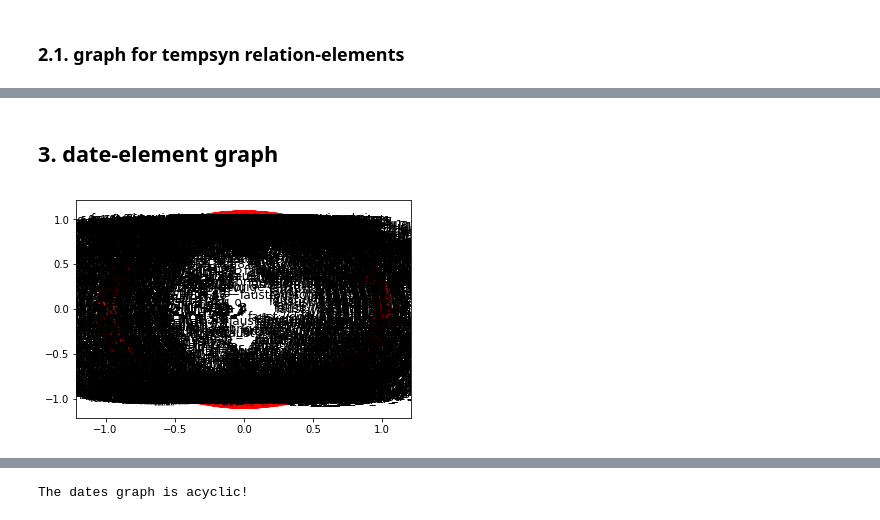
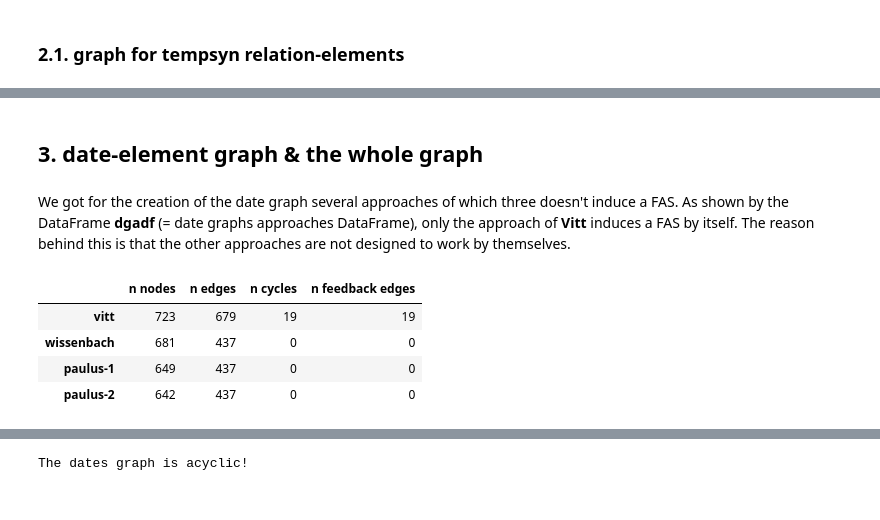
Before and after one commit to papajan3000/faust-macrogen-graph, a Jupyter notebook: macrogenesismodel_nb.ipynb, the cells around one changed output, grey strips where cells are left out. Saved outputs shown, nothing was run; the diff lists cells and outputs as text; code cells hidden in the pictures.

```diff
--- a/macrogenesismodel_nb.ipynb
+++ b/macrogenesismodel_nb.ipynb
@@ -69,12 +79,2 @@ The temppre graph is acyclic!
 # %% [markdown]
-## 3. date-element graph
+## 3. date-element graph & the whole graph
-# %%
-datesG = absolute_graphutils.graph_from_dates(date_items, "vitt")
-#nx.draw_networkx(datesG)
-nx.is_directed_acyclic_graph(datesG)
-
-pos = nx.shell_layout(datesG)
-nx.draw_networkx(datesG, pos)
-plt.show()
-# %% [output]
-[figure, removed]
@@ -85,0 +81,36 @@ nx.write_graphml(datesG, "graphs/g9.graphml")
+# %% [markdown]
+We got for the creation of the date graph several approaches of which three doesn't induce a FAS. As shown by the DataFrame <b>dgadf</b> (= date graphs approaches DataFrame), only the approach of <b>Vitt</b> induces a FAS by itself. The reason behind this is that the other approaches are not designed to work by themselves.
+# %%
+approaches = ["vitt", "wissenbach", "paulus-1", "paulus-2"]
+
+approaches_graphs = {}
+approaches_fas =  {}
+
+for approach in approaches:
+    datesG = absolute_graphutils.graph_from_dates(date_items, approach)
+    approaches_graphs[approach] = datesG
+    datesG_fas = eades_fas.eades_FAS(datesG, True)
+    #adatesG = acyclic dates graph
+    adatesG = datesG.copy()
+    adatesG.remove_edges_from(datesG_fas)
+
+
+    approaches_fas[approach] = datesG_fas
+
+date_graphs_approaches = {}
+columns = ["n nodes", "n edges", "n cycles", "n feedback edges"]
+
+for k, v in approaches_graphs.items():
+    #if k in approaches_fas:
+    date_graphs_approaches[k] = [len(v.nodes()), len(v.edges()), len(list(nx.simple_cycles(v))), len(approaches_fas[k])]
+
+dgadf = pd.DataFrame(date_graphs_approaches)#, columns=columns)
+dgadf = dgadf.T
+dgadf.columns = columns
+dgadf
+# %% [output]
+|  | n nodes | n edges | n cycles | n feedback edges |
+| vitt | 723 | 679 | 19 | 19 |
+| wissenbach | 681 | 437 | 0 | 0 |
+| paulus-1 | 649 | 437 | 0 | 0 |
+| paulus-2 | 642 | 437 | 0 | 0 |
```
Also changed, not shown: parts of 41 cells of this notebook, 1 other file.
